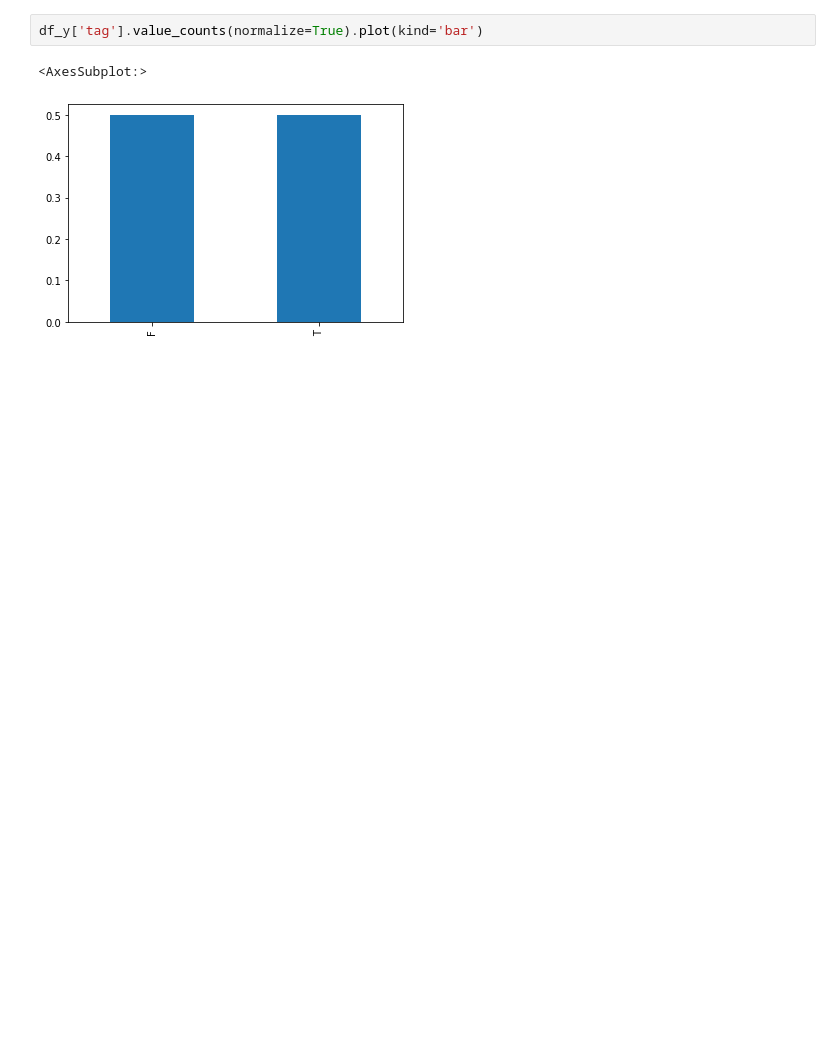
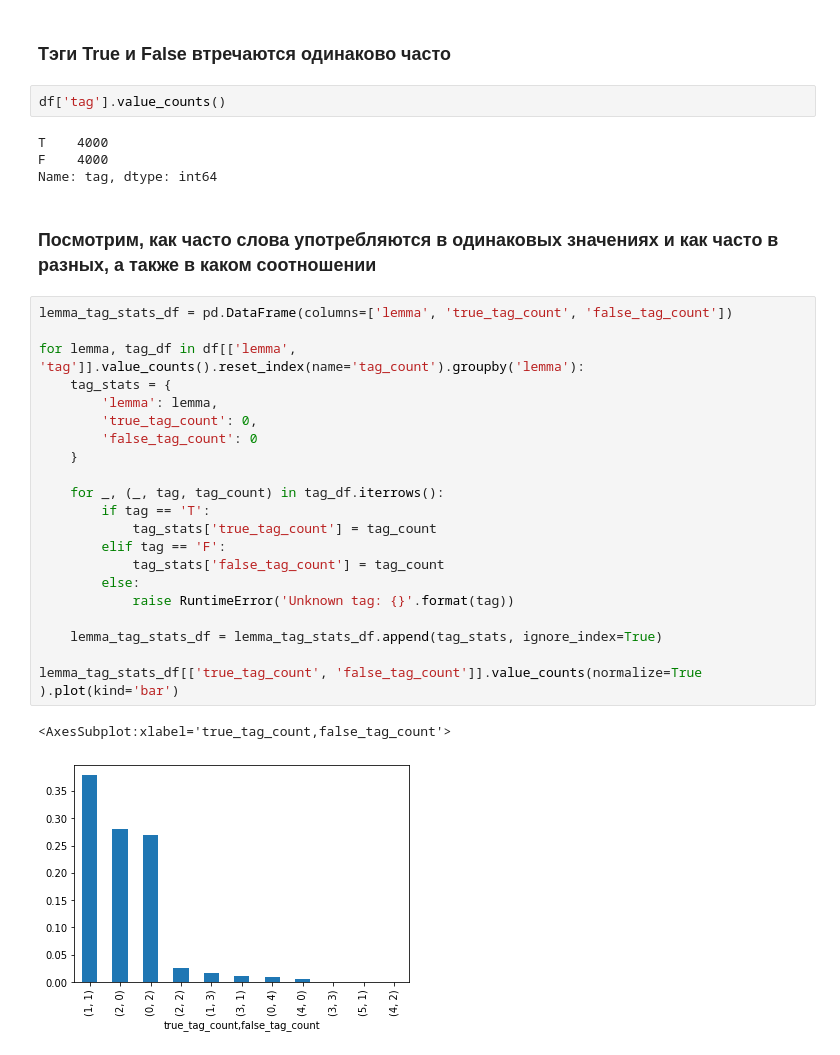
Before and after one commit to zhestyatsky/MCL-WiC, a Jupyter notebook: src/data_stats.ipynb, the cells around one changed output. Saved outputs shown, nothing was run; the diff lists cells and outputs as text; blank space fills up the shorter version.

```diff
--- a/src/data_stats.ipynb
+++ b/src/data_stats.ipynb
@@ -41,8 +45,38 @@ df_X['lemma'].value_counts().value_counts(normalize=True).plot(kind='bar')
 # %% [output]
 <AxesSubplot:>
 [figure]
-# %%
-df_y['tag'].value_counts(normalize=True).plot(kind='bar')
-# %% [output]
-<AxesSubplot:>
-[figure, removed]
+# %% [markdown]
+### Тэги True и False втречаются одинаково часто
+# %%
+df['tag'].value_counts()
+# %% [output]
+T    4000
+F    4000
+Name: tag, dtype: int64
+# %% [markdown]
+### Посмотрим, как часто слова употребляются в одинаковых значениях и как часто в разных, а также в каком соотношении
+# %%
+lemma_tag_stats_df = pd.DataFrame(columns=['lemma', 'true_tag_count', 'false_tag_count'])
+
+for lemma, tag_df in df[['lemma', 'tag']].value_counts().reset_index(name='tag_count').groupby('lemma'):
+    tag_stats = {
+        'lemma': lemma,
+        'true_tag_count': 0,
+        'false_tag_count': 0
+    }
+
+    for _, (_, tag, tag_count) in tag_df.iterrows():
+        if tag == 'T':
+            tag_stats['true_tag_count'] = tag_count
+        elif tag == 'F':
+            tag_stats['false_tag_count'] = tag_count
+        else:
+            raise RuntimeError('Unknown tag: {}'.format(tag))
+
+    lemma_tag_stats_df = lemma_tag_stats_df.append(tag_stats, ignore_index=True)
+
+lemma_tag_stats_df[['true_tag_count', 'false_tag_count']].value_counts(normalize=True
+).plot(kind='bar')
+# %% [output]
+<AxesSubplot:xlabel='true_tag_count,false_tag_count'>
+[figure, added]
```
Also changed, not shown: parts of 10 cells of this notebook.
